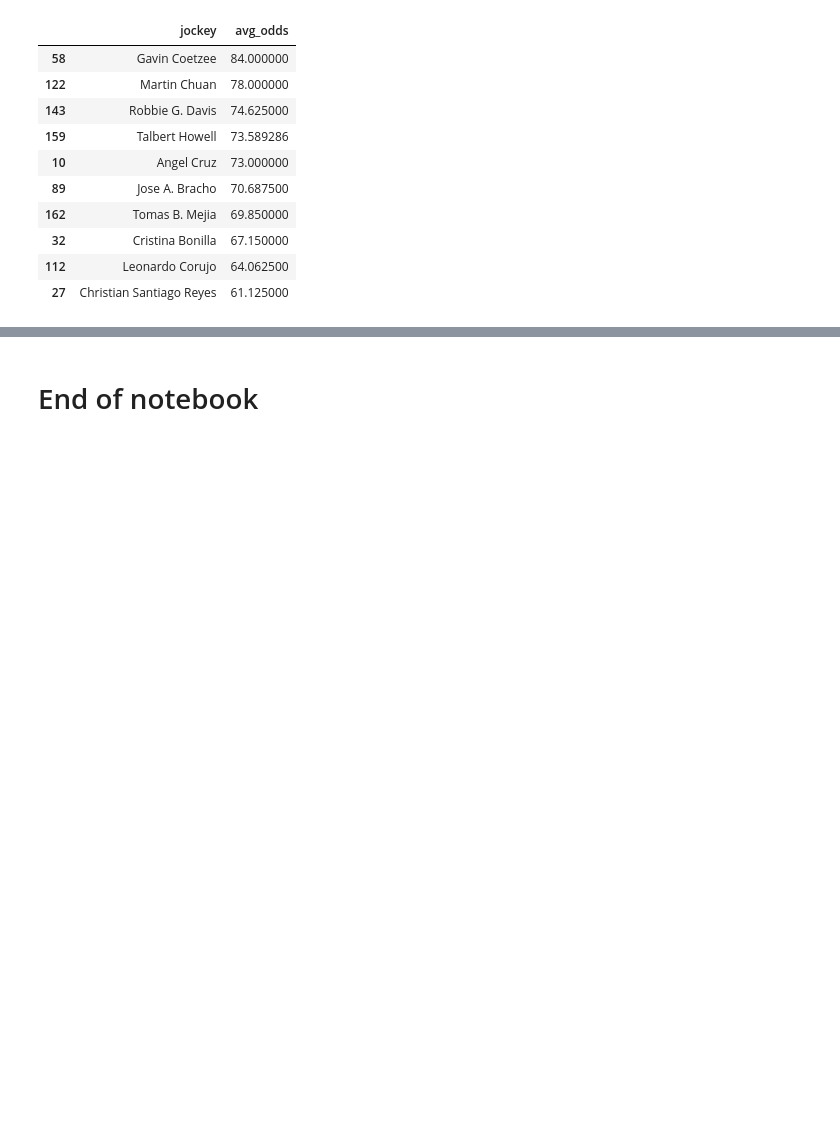
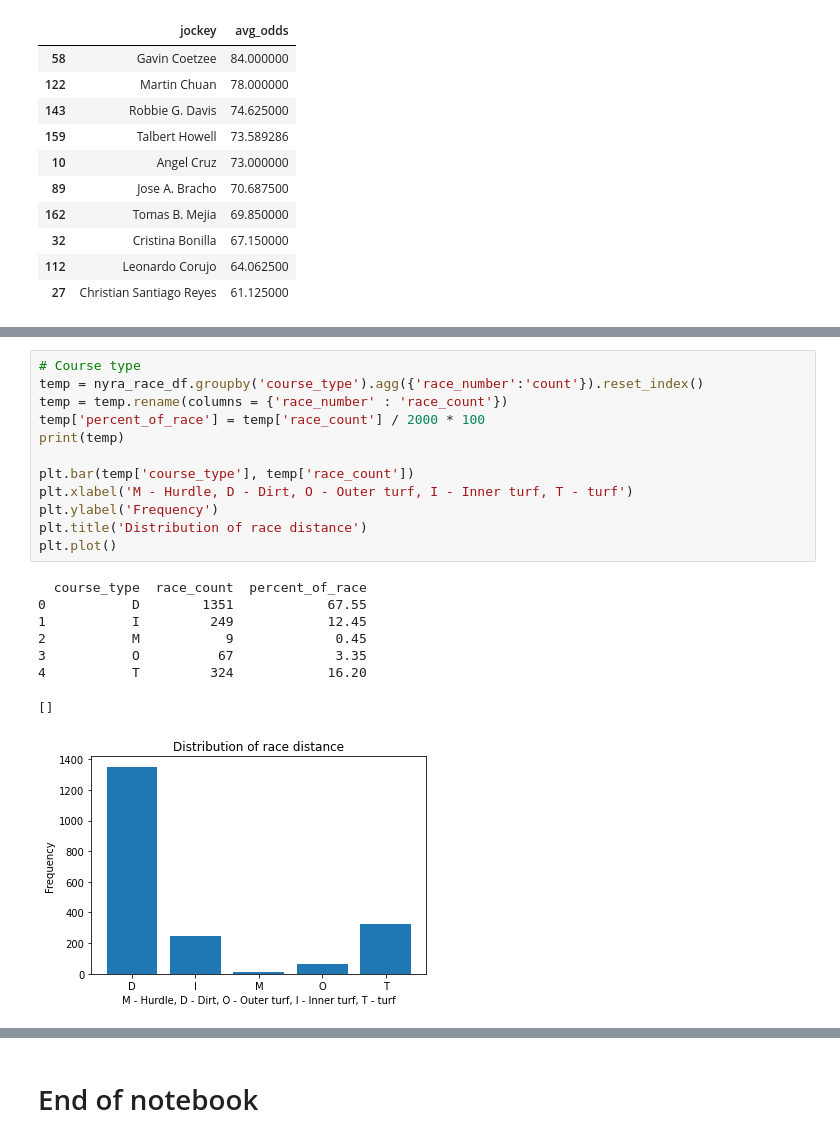
Before and after one commit to parthnaik13/NYRA, a Jupyter notebook: 1_1_NYRA_EDA_general.ipynb, the cells around one changed output, grey strips where cells are left out. Saved outputs shown, nothing was run; the diff lists cells and outputs as text; blank space fills up the shorter version.

```diff
--- a/1_1_NYRA_EDA_general.ipynb
+++ b/1_1_NYRA_EDA_general.ipynb
@@ -299,0 +431,21 @@ temp.head(10)
+# %%
+# Course type
+temp = nyra_race_df.groupby('course_type').agg({'race_number':'count'}).reset_index()
+temp = temp.rename(columns = {'race_number' : 'race_count'})
+temp['percent_of_race'] = temp['race_count'] / 2000 * 100
+print(temp)
+
+plt.bar(temp['course_type'], temp['race_count'])
+plt.xlabel('M - Hurdle, D - Dirt, O - Outer turf, I - Inner turf, T - turf')
+plt.ylabel('Frequency')
+plt.title('Distribution of race distance')
+plt.plot()
+# %% [output]
+  course_type  race_count  percent_of_race
+0           D        1351            67.55
+1           I         249            12.45
+2           M           9             0.45
+3           O          67             3.35
+4           T         324            16.20
+[]
+[figure, added]
```
Also changed, not shown: parts of 19 cells of this notebook.
